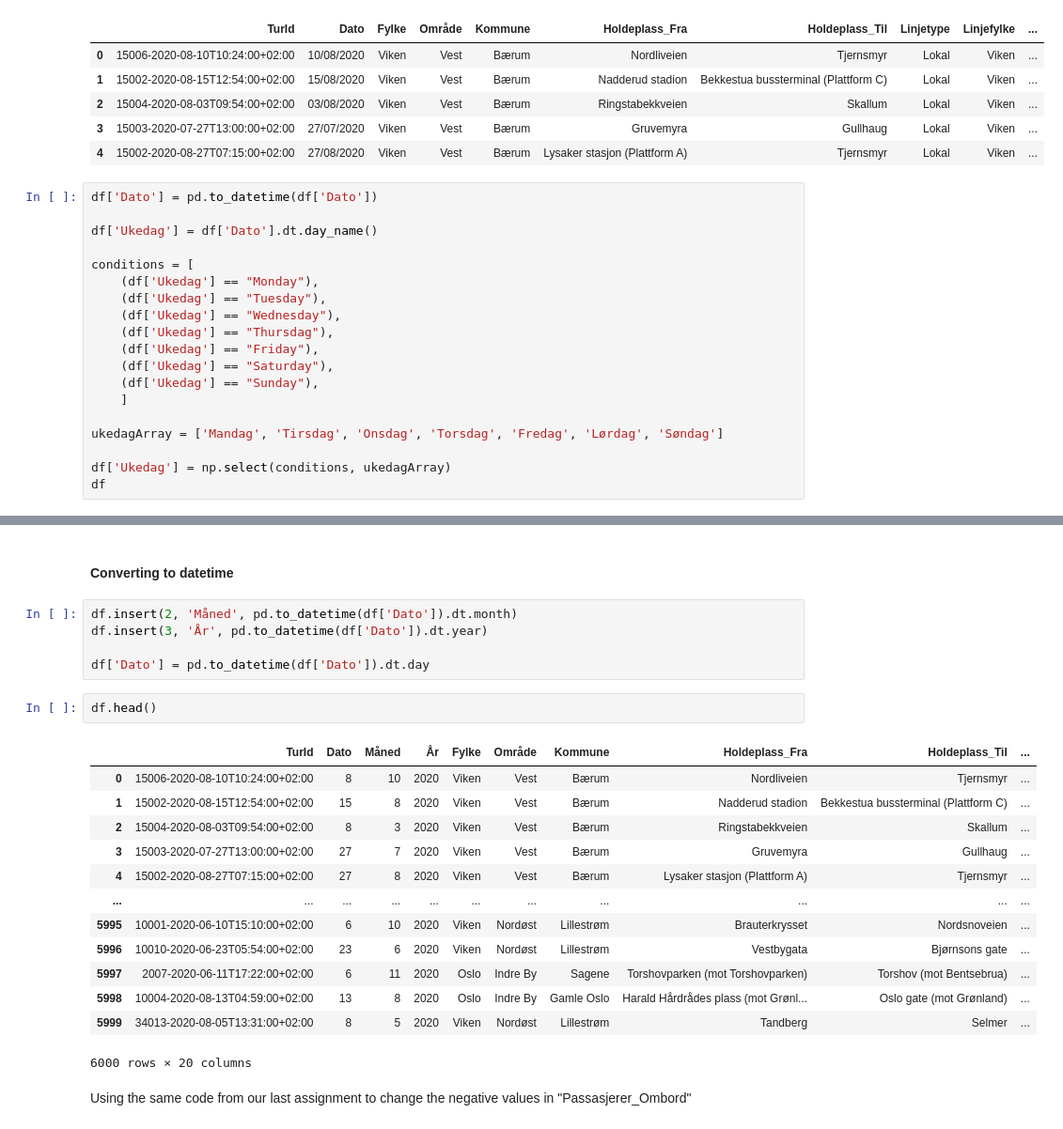
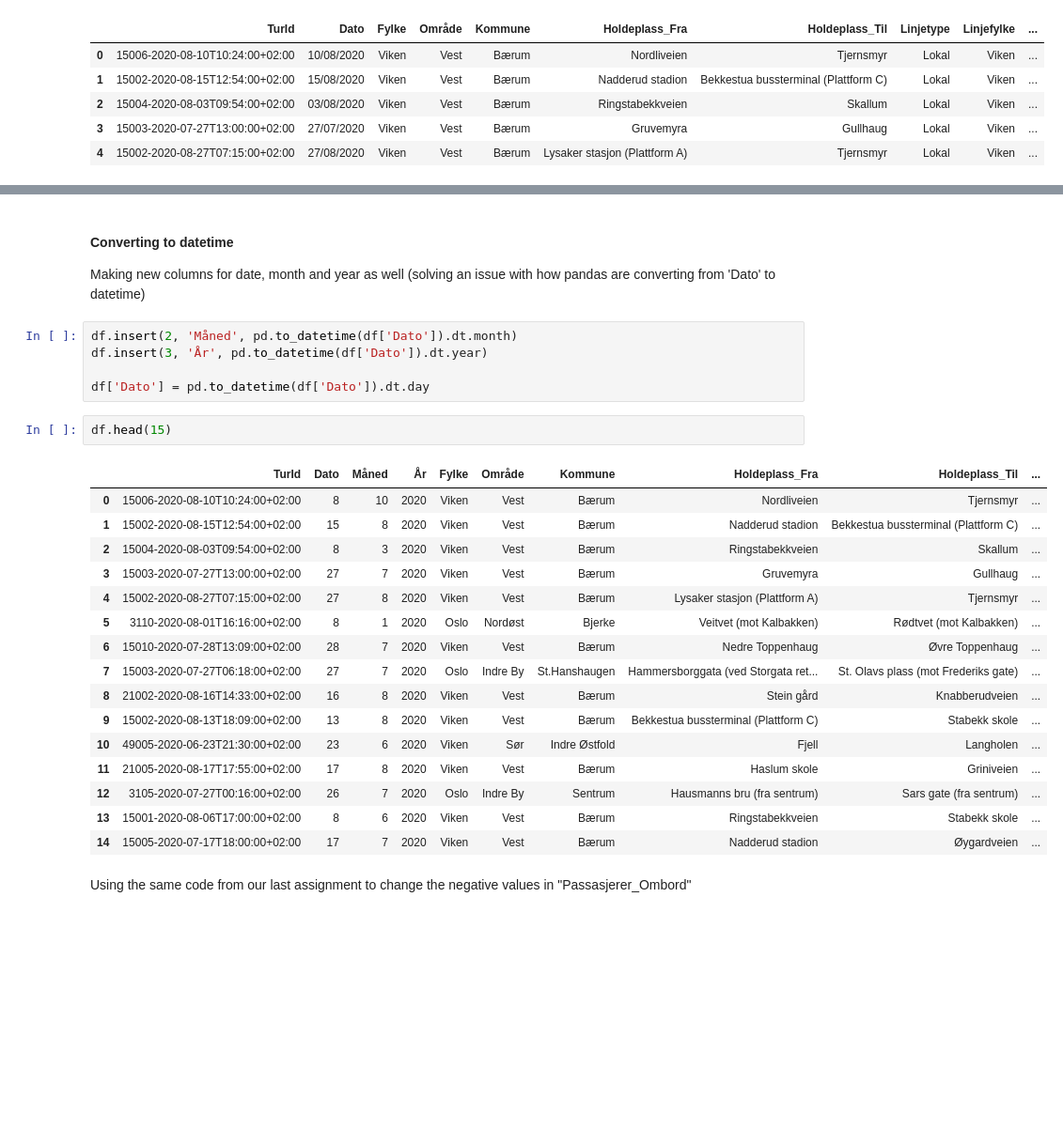
Before and after one commit to tomaloki/Assignment2_DAVE3625, a Jupyter notebook: Notebook/Assignment2_DAVE3625.ipynb, the cells around one changed output, grey strips where cells are left out. Shown at 94% size. Cells and saved outputs as stored; diff of their text form; blank space fills up the shorter version.

```diff
--- a/Notebook/Assignment2_DAVE3625.ipynb
+++ b/Notebook/Assignment2_DAVE3625.ipynb
@@ -34,22 +34,3 @@ df.head()
 | 2 | 15004-2020-08-03T09:54:00+02:00 | 03/08/2020 | Viken | Vest | Bærum | Ringstabekkveien | Skallum | Lokal | Viken | ... |
 | 3 | 15003-2020-07-27T13:00:00+02:00 | 27/07/2020 | Viken | Vest | Bærum | Gruvemyra | Gullhaug | Lokal | Viken | ... |
 | 4 | 15002-2020-08-27T07:15:00+02:00 | 27/08/2020 | Viken | Vest | Bærum | Lysaker stasjon (Plattform A) | Tjernsmyr | Lokal | Viken | ... |
-# %%
-df['Dato'] = pd.to_datetime(df['Dato'])
-
-df['Ukedag'] = df['Dato'].dt.day_name()
-
-conditions = [
-    (df['Ukedag'] == "Monday"),
-    (df['Ukedag'] == "Tuesday"),
-    (df['Ukedag'] == "Wednesday"),
-    (df['Ukedag'] == "Thursdag"),
-    (df['Ukedag'] == "Friday"),
-    (df['Ukedag'] == "Saturday"),
-    (df['Ukedag'] == "Sunday"),
-    ]
-
-ukedagArray = ['Mandag', 'Tirsdag', 'Onsdag', 'Torsdag', 'Fredag', 'Lørdag', 'Søndag']
-
-df['Ukedag'] = np.select(conditions, ukedagArray)
-df
@@ -70,26 +37,30 @@ df
-# %% [markdown]
-#### Converting to datetime
+# %% [markdown]
+#### Converting to datetime
+Making new columns for date, month and year as well (solving an issue with how pandas are converting from 'Dato' to datetime)
 # %%
 df.insert(2, 'Måned', pd.to_datetime(df['Dato']).dt.month)
 df.insert(3, 'År', pd.to_datetime(df['Dato']).dt.year)
 
 df['Dato'] = pd.to_datetime(df['Dato']).dt.day
 # %%
-df.head()
+df.head(15)
 # %% [output]
 |  | TurId | Dato | Måned | År | Fylke | Område | Kommune | Holdeplass_Fra | Holdeplass_Til | ... |
 | 0 | 15006-2020-08-10T10:24:00+02:00 | 8 | 10 | 2020 | Viken | Vest | Bærum | Nordliveien | Tjernsmyr | ... |
 | 1 | 15002-2020-08-15T12:54:00+02:00 | 15 | 8 | 2020 | Viken | Vest | Bærum | Nadderud stadion | Bekkestua bussterminal (Plattform C) | ... |
 | 2 | 15004-2020-08-03T09:54:00+02:00 | 8 | 3 | 2020 | Viken | Vest | Bærum | Ringstabekkveien | Skallum | ... |
 | 3 | 15003-2020-07-27T13:00:00+02:00 | 27 | 7 | 2020 | Viken | Vest | Bærum | Gruvemyra | Gullhaug | ... |
 | 4 | 15002-2020-08-27T07:15:00+02:00 | 27 | 8 | 2020 | Viken | Vest | Bærum | Lysaker stasjon (Plattform A) | Tjernsmyr | ... |
-| ... | ... | ... | ... | ... | ... | ... | ... | ... | ... | ... |
-| 5995 | 10001-2020-06-10T15:10:00+02:00 | 6 | 10 | 2020 | Viken | Nordøst | Lillestrøm | Brauterkrysset | Nordsnoveien | ... |
-| 5996 | 10010-2020-06-23T05:54:00+02:00 | 23 | 6 | 2020 | Viken | Nordøst | Lillestrøm | Vestbygata | Bjørnsons gate | ... |
-| 5997 | 2007-2020-06-11T17:22:00+02:00 | 6 | 11 | 2020 | Oslo | Indre By | Sagene | Torshovparken (mot Torshovparken) | Torshov (mot Bentsebrua) | ... |
-| 5998 | 10004-2020-08-13T04:59:00+02:00 | 13 | 8 | 2020 | Oslo | Indre By | Gamle Oslo | Harald Hårdrådes plass (mot Grønl... | Oslo gate (mot Grønland) | ... |
-| 5999 | 34013-2020-08-05T13:31:00+02:00 | 8 | 5 | 2020 | Viken | Nordøst | Lillestrøm | Tandberg | Selmer | ... |
+| 5 | 3110-2020-08-01T16:16:00+02:00 | 8 | 1 | 2020 | Oslo | Nordøst | Bjerke | Veitvet (mot Kalbakken) | Rødtvet (mot Kalbakken) | ... |
+| 6 | 15010-2020-07-28T13:09:00+02:00 | 28 | 7 | 2020 | Viken | Vest | Bærum | Nedre Toppenhaug | Øvre Toppenhaug | ... |
+| 7 | 15003-2020-07-27T06:18:00+02:00 | 27 | 7 | 2020 | Oslo | Indre By | St.Hanshaugen | Hammersborggata (ved Storgata ret... | St. Olavs plass (mot Frederiks gate) | ... |
+| 8 | 21002-2020-08-16T14:33:00+02:00 | 16 | 8 | 2020 | Viken | Vest | Bærum | Stein gård | Knabberudveien | ... |
+| 9 | 15002-2020-08-13T18:09:00+02:00 | 13 | 8 | 2020 | Viken | Vest | Bærum | Bekkestua bussterminal (Plattform C) | Stabekk skole | ... |
+| 10 | 49005-2020-06-23T21:30:00+02:00 | 23 | 6 | 2020 | Viken | Sør | Indre Østfold | Fjell | Langholen | ... |
+| 11 | 21005-2020-08-17T17:55:00+02:00 | 17 | 8 | 2020 | Viken | Vest | Bærum | Haslum skole | Griniveien | ... |
+| 12 | 3105-2020-07-27T00:16:00+02:00 | 26 | 7 | 2020 | Oslo | Indre By | Sentrum | Hausmanns bru (fra sentrum) | Sars gate (fra sentrum) | ... |
+| 13 | 15001-2020-08-06T17:00:00+02:00 | 8 | 6 | 2020 | Viken | Vest | Bærum | Ringstabekkveien | Stabekk skole | ... |
+| 14 | 15005-2020-07-17T18:00:00+02:00 | 17 | 7 | 2020 | Viken | Vest | Bærum | Nadderud stadion | Øygardveien | ... |
-6000 rows × 20 columns
 # %% [markdown]
 Using the same code from our last assignment to change the negative values in "Passasjerer_Ombord"
 # %%
```
Also changed, not shown: parts of 4 cells of this notebook.
